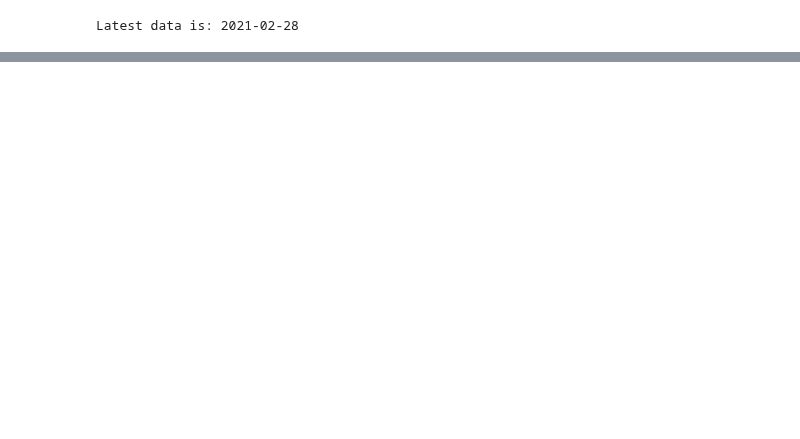
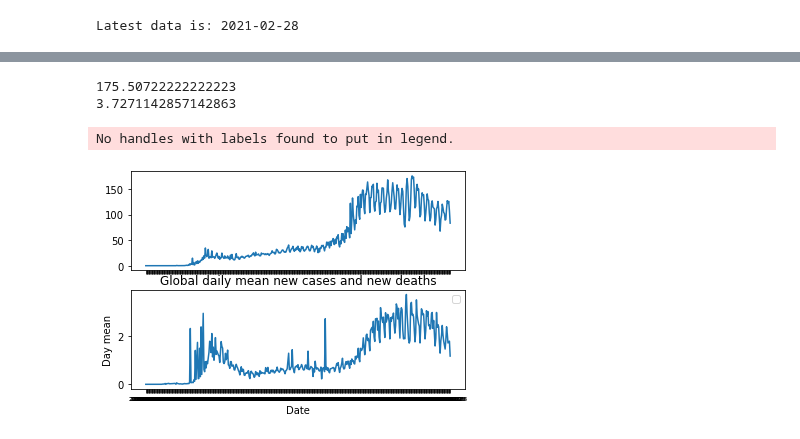
Before and after one commit to Ipgnosis/covid_analysis, a Jupyter notebook: covid-json.ipynb, the cells around one changed output, grey strips where cells are left out. Cells and saved outputs as stored; diff of their text form; code cells hidden in the pictures; blank space fills up the shorter version.

Commit message:
Plot now running, but needs work

```diff
--- a/covid-json.ipynb
+++ b/covid-json.ipynb
@@ -68 +47,7 @@ KOS: Kosovo = 352; from 2020-03-14 to 2021-02-28.
+# %%
+# get an exhaustive list of dates in the data
+
+date_list = fetch_date_list(data, key_list)
+
+#print("Number of distinct dates = ", len(date_list))
 # %%
@@ -95,0 +64,62 @@ ases': 24559.0, 'new_deaths': 2313.0, 'date': '2020-05-06'}
+# %%
+# get a dictionary of tuples containing data for all countries reporting:
+# mean cases, standard deviation of cases, mean deaths, standard deviation of deaths
+# one for each date in the dataset
+
+dates_obj = get_case_death_mean_std(data, key_list, date_list)
+
+#print(dates_obj)
+# %%
+# calculate the max values for the graph y indices
+
+sort_y_cases = sorted(dates_obj.values(), key=itemgetter(0), reverse=True)
+sort_y_deaths = sorted(dates_obj.values(), key=itemgetter(2), reverse=True)
+
+max_y_cases = sort_y_cases[0][0]
+max_y_deaths = sort_y_deaths[0][2]
+
+print(max_y_cases)
+print(max_y_deaths)
+# %% [output]
+175.50722222222223
+3.7271142857142863
+# %%
+# package up the matplotlib data
+
+# create the labels
+labels_obj = {}
+labels_obj['chart_title'] = "Global daily mean new cases and new deaths"
+labels_obj['x_axis_label'] = "Date"
+labels_obj['y_axis_label'] = "Day mean"
+labels_obj['legend_1'] = "New cases"
+labels_obj['legend_2'] = "New deaths"
+
+
+# reorganize the results
+results_obj = {}
+x_axis = []
+y1_mean = []
+y2_mean = []
+#y1_std = []
+#y2_std = []
+
+for key, value in dates_obj.items():
+    x_axis.append(key)
+    y1_mean.append(value[0])
+    #y1_std.append(value[1])
+    y2_mean.append(value[2])
+    #y2_std.append(value[3])
+
+results_obj['x_axis'] = x_axis
+results_obj['y1_axis'] = y1_mean
+#results_ojb['y1_std'] = y1_std
+results_obj['y2_axis'] = y2_mean
+#results_ojb['y2_std'] = y2_std
+
+#print(results[2])
+
+# call matplotlib driver function
+subplot_share_axis(labels_obj, results_obj)
+# %% [output]
+No handles with labels found to put in legend.
+[figure, added]
```
Also changed, not shown: parts of 4 cells of this notebook, 8 other files.
